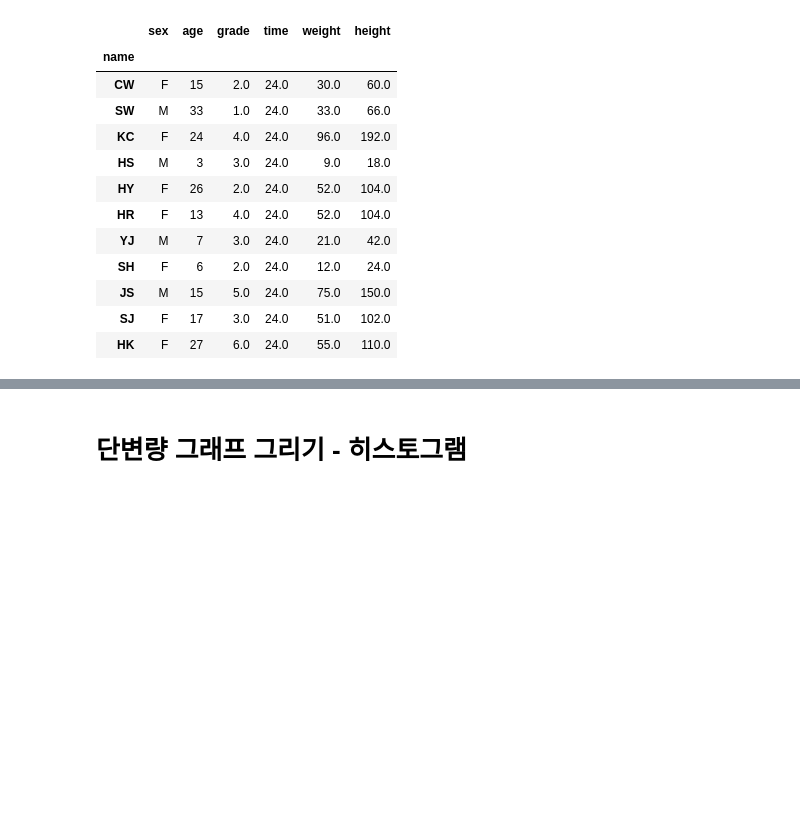
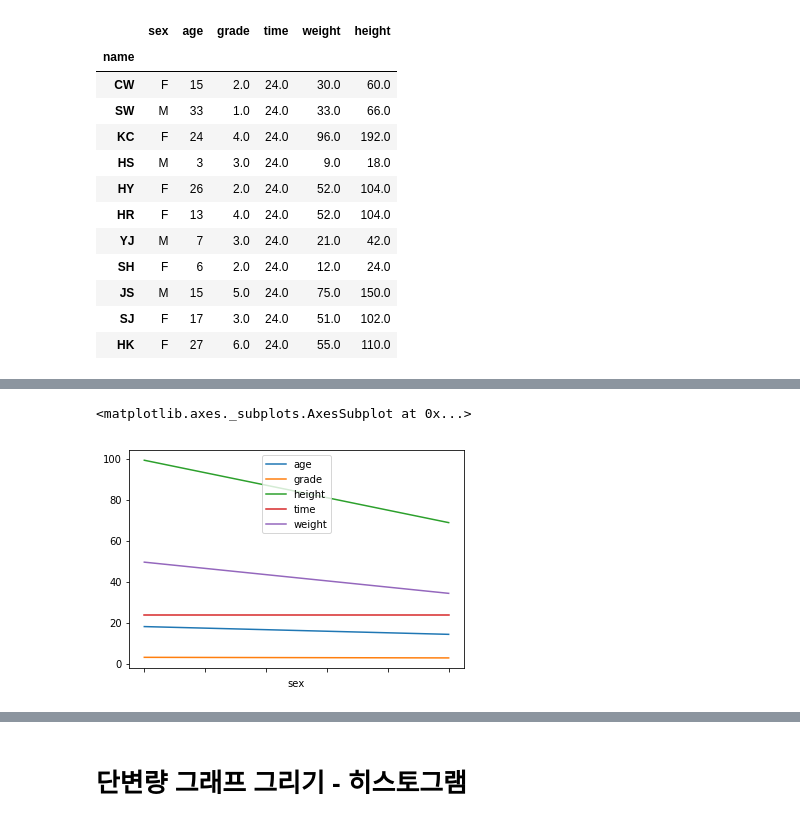
Before and after one commit to chelseashin/Do-it-Pandas-master, a Jupyter notebook: notebook/04_practice.ipynb, the cells around one changed output, grey strips where cells are left out. Drawn from its saved outputs; the diff is of its cells as text; code cells hidden in the pictures; blank space fills up the shorter version.

```diff
--- a/notebook/04_practice.ipynb
+++ b/notebook/04_practice.ipynb
@@ -1129,0 +1179,7 @@ df_missing = df.fillna('missing')
+# %%
+new2 = pd.pivot_table(students, index=['sex'])
+new2
+new2.plot()
+# %% [output]
+<matplotlib.axes._subplots.AxesSubplot at 0x...>
+[figure, added]
```
Also changed, not shown: parts of 49 cells of this notebook, 1 other file.
